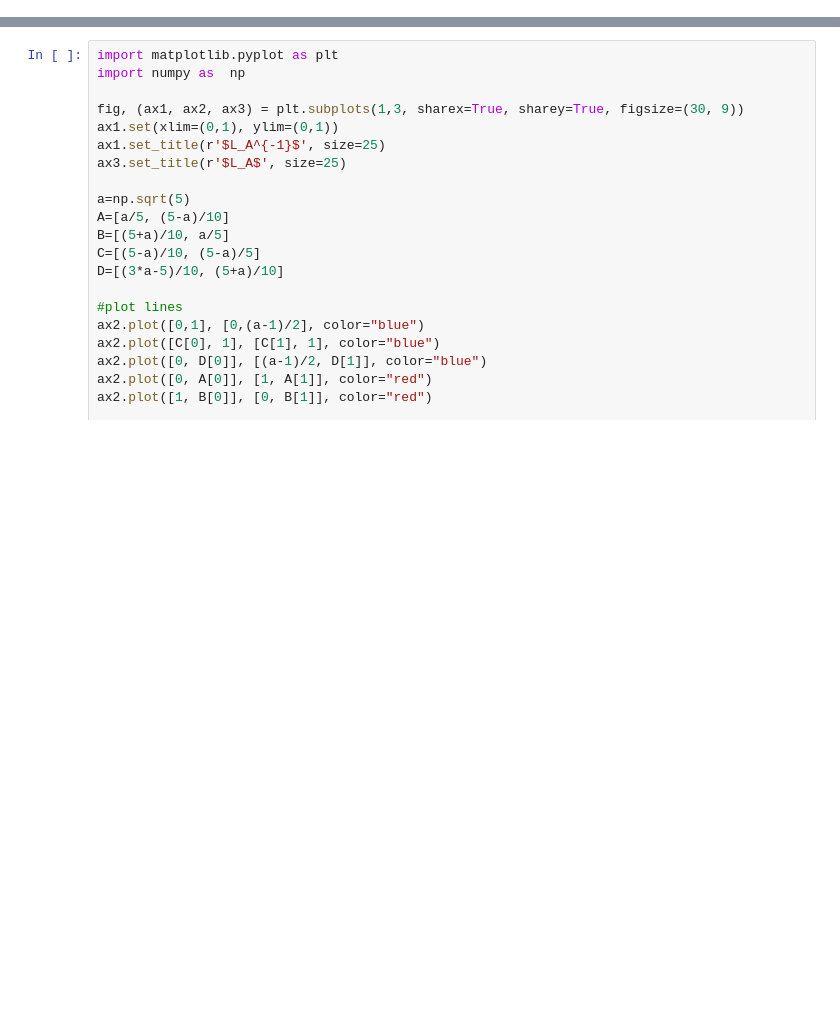
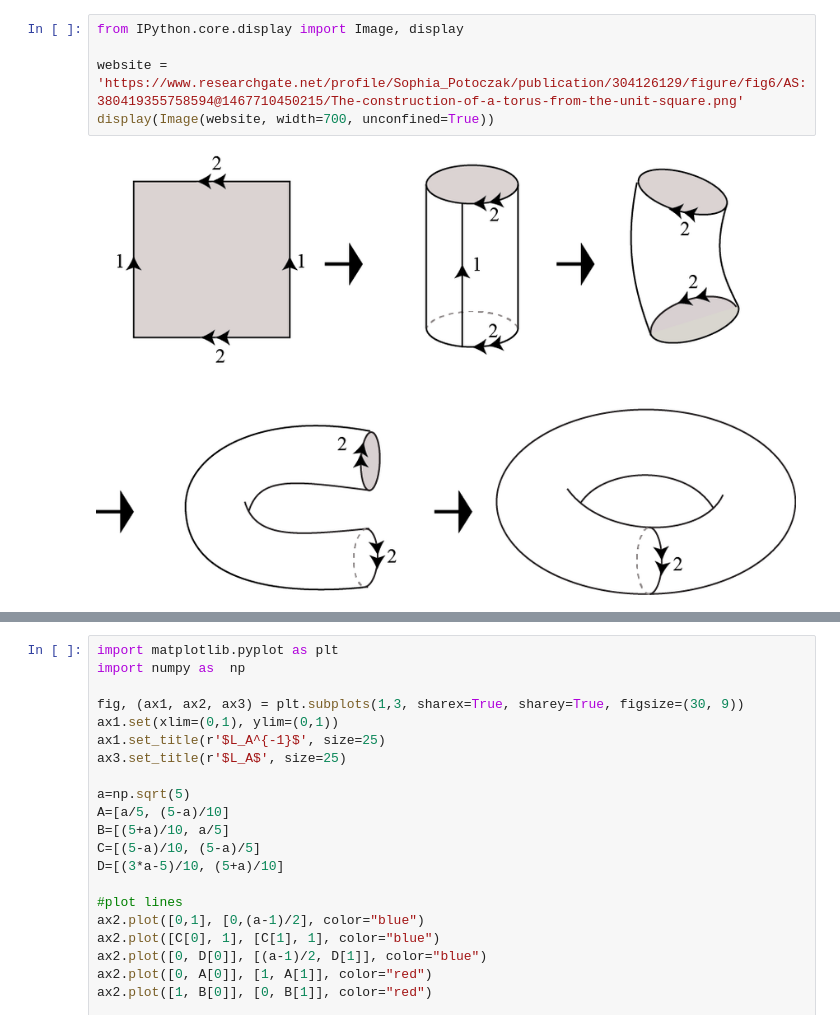
Before and after one commit to vanneva/Mathematical_Software__Arnolds_Cat, a Jupyter notebook: Arnoldova_macka.ipynb, the cells around one changed output, grey strips where cells are left out. Saved outputs shown, nothing was run; the diff lists cells and outputs as text; blank space fills up the shorter version.

Commit message:
Uvod, torus, hip automorfizam

```diff
--- a/Arnoldova_macka.ipynb
+++ b/Arnoldova_macka.ipynb
@@ -0,0 +32,7 @@
+# %%
+from IPython.core.display import Image, display
+
+website = 'https://www.researchgate.net/profile/Sophia_Potoczak/publication/304126129/figure/fig6/AS:380419355758594@1467710450215/The-construction-of-a-torus-from-the-unit-square.png'
+display(Image(website, width=700, unconfined=True))
+# %% [output]
+[figure, added]
```
Also changed, not shown: parts of 11 cells of this notebook.
